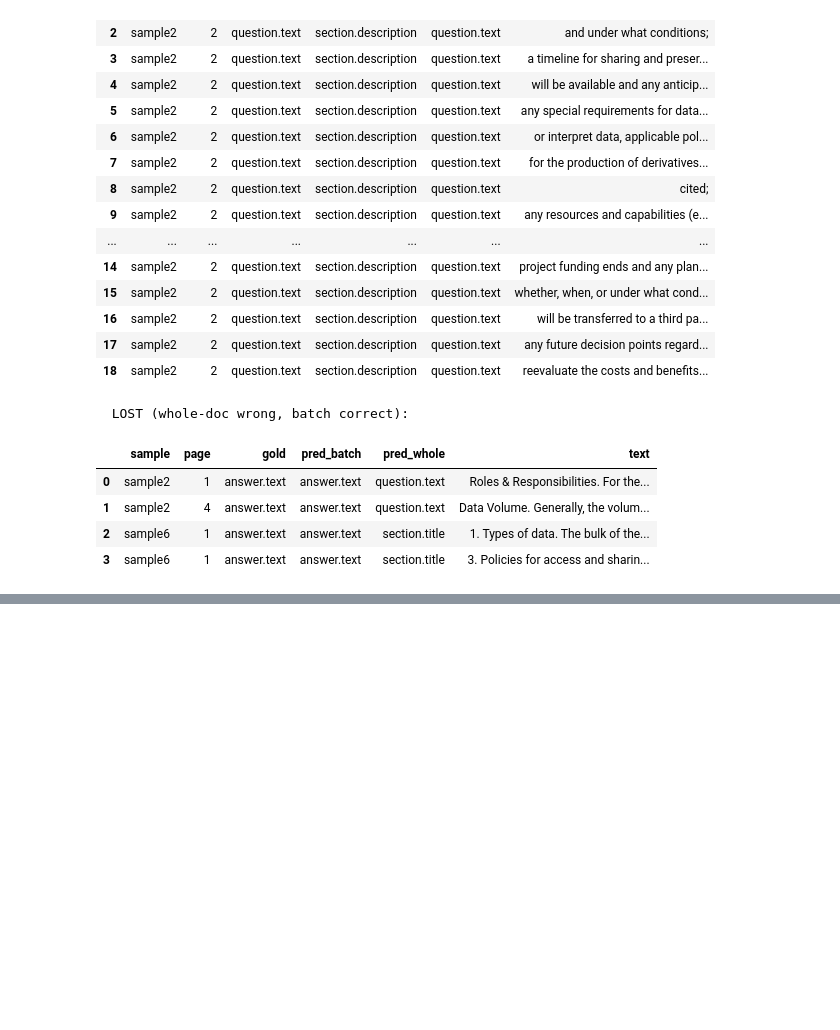
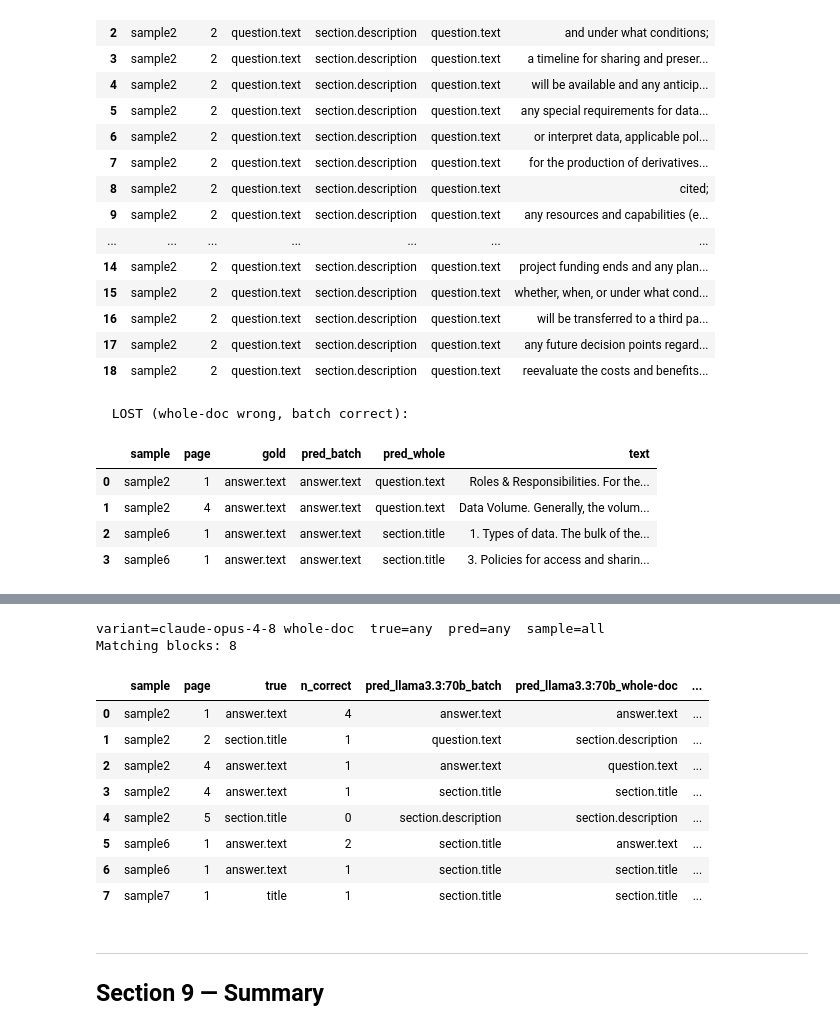
Before and after one commit to fairdataihub/dmpbridge, a Jupyter notebook: notebooks/experiments/01_prompt_strategy_comparison.ipynb, the cells around one changed output, grey strips where cells are left out. Saved outputs shown, nothing was run; the diff lists cells and outputs as text; code cells hidden in the pictures; blank space fills up the shorter version.

```diff
--- a/notebooks/experiments/01_prompt_strategy_comparison.ipynb
+++ b/notebooks/experiments/01_prompt_strategy_comparison.ipynb
@@ -881,0 +863,43 @@ print("=" * 70)
+# %%
+FILTER_VARIANT = "claude-opus-4-8 whole-doc"  # variant name or "" for all
+FILTER_TRUE    = ""                             # label name or "" for all
+FILTER_PRED    = ""                             # label name or "" for all
+FILTER_SAMPLE  = ""                             # e.g. "sample2" or "" for all
+ONLY_ERRORS    = True
+
+pred_col  = f"pred_{FILTER_VARIANT.replace(' ', '_')}" if FILTER_VARIANT else None
+pred_cols = [c for c in df_cross.columns if c.startswith("pred_")]
+
+mask = pd.Series([True] * len(df_cross), index=df_cross.index)
+if ONLY_ERRORS:
+    if pred_col and pred_col in df_cross.columns:
+        mask &= df_cross[pred_col] != df_cross["true"]
+    else:
+        mask &= df_cross["n_correct"] < n_v
+if FILTER_TRUE:   mask &= df_cross["true"]   == FILTER_TRUE
+if FILTER_SAMPLE: mask &= df_cross["sample"] == FILTER_SAMPLE
+if FILTER_PRED and pred_col and pred_col in df_cross.columns:
+    mask &= df_cross[pred_col] == FILTER_PRED
+
+subset = df_cross[mask].reset_index(drop=True)
+print(f"variant={FILTER_VARIANT or 'all'}  true={FILTER_TRUE or 'any'}  "
+      f"pred={FILTER_PRED or 'any'}  sample={FILTER_SAMPLE or 'all'}")
+print(f"Matching blocks: {len(subset)}\n")
+if not subset.empty:
+    pd.set_option("display.max_colwidth", 90)
+    display(subset[["sample", "page", "true", "n_correct"] + pred_cols + ["text"]])
+# %% [output]
+variant=claude-opus-4-8 whole-doc  true=any  pred=any  sample=all
+Matching blocks: 8
+|  | sample | page | true | n_correct | pred_llama3.3:70b_batch | pred_llama3.3:70b_whole-doc | ... |
+| 0 | sample2 | 1 | answer.text | 4 | answer.text | answer.text | ... |
+| 1 | sample2 | 2 | section.title | 1 | question.text | section.description | ... |
+| 2 | sample2 | 4 | answer.text | 1 | answer.text | question.text | ... |
+| 3 | sample2 | 4 | answer.text | 1 | section.title | section.title | ... |
+| 4 | sample2 | 5 | section.title | 0 | section.description | section.description | ... |
+| 5 | sample6 | 1 | answer.text | 2 | section.title | answer.text | ... |
+| 6 | sample6 | 1 | answer.text | 1 | section.title | section.title | ... |
+| 7 | sample7 | 1 | title | 1 | section.title | section.title | ... |
+# %% [markdown]
+---
+## Section 9 — Summary
```
Also changed, not shown: parts of 30 cells of this notebook, 1 other file.
